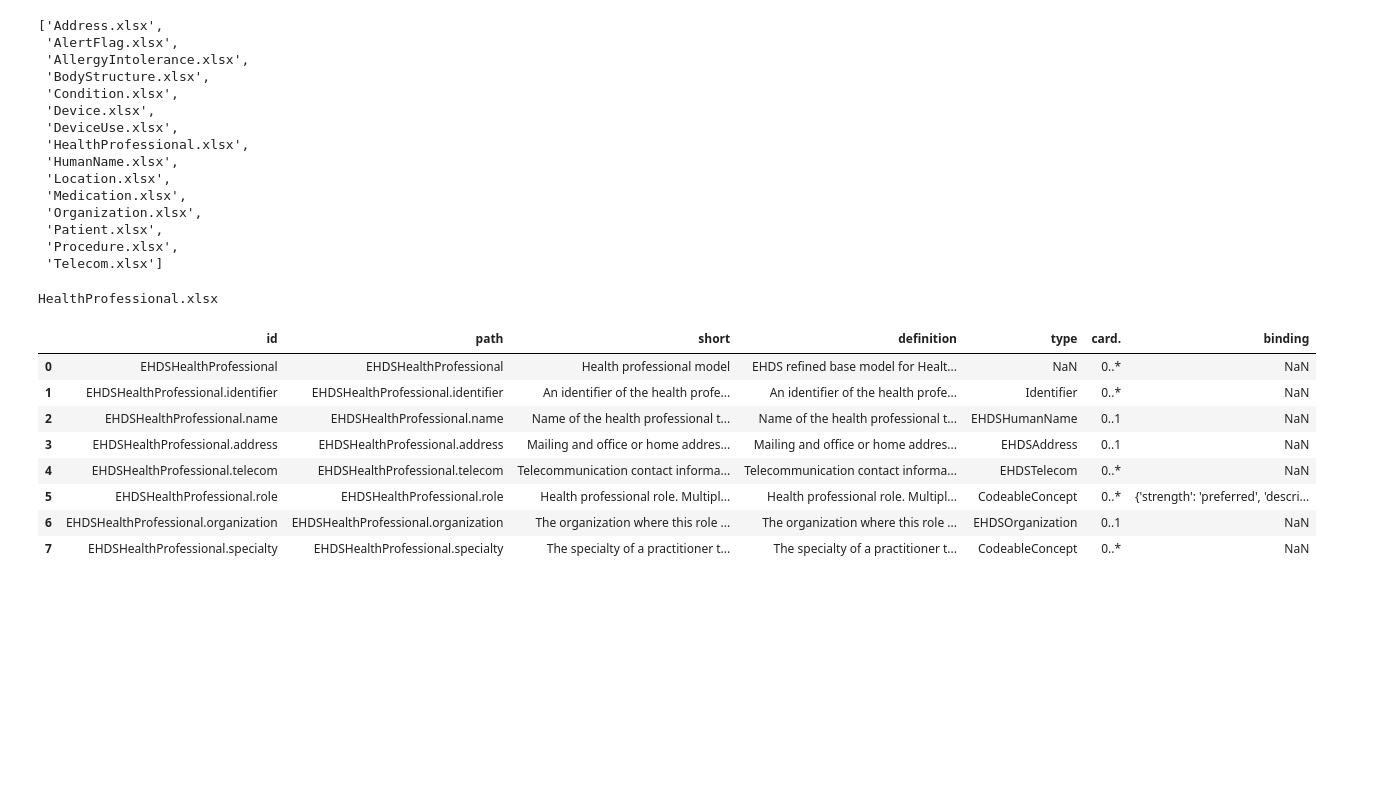
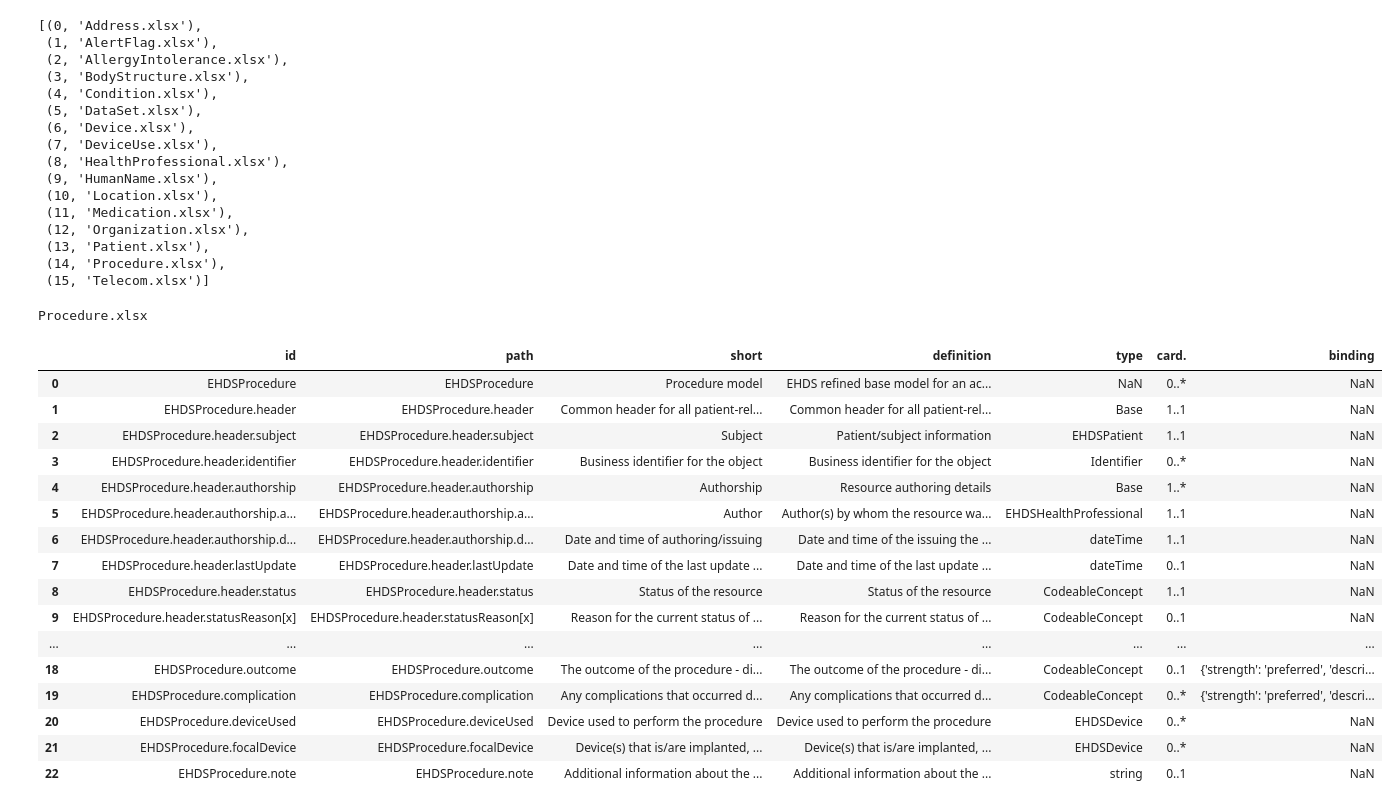
Before and after one commit to Nictiz/eu-nl-compared, a Jupyter notebook: mapping.ipynb, the cells around one changed output. Saved outputs shown, nothing was run; the diff lists cells and outputs as text; code cells hidden in the pictures; blank space fills up the shorter version.

```diff
--- a/mapping.ipynb
+++ b/mapping.ipynb
@@ -40,47 +45,56 @@ Nl.zorg.HealthProfessional-v4.0(2024EN).xlsx
 xlmbase = 'xtehr'
 xlmspath = os.path.join(xlmbase, 'mappable')
 xlms = os.listdir(xlmspath)
-xlms
+[(i, xlm) for i, xlm in enumerate(xlms)]
 # %% [output]
-['Address.xlsx',
- 'AlertFlag.xlsx',
- 'AllergyIntolerance.xlsx',
- 'BodyStructure.xlsx',
- 'Condition.xlsx',
- 'Device.xlsx',
- 'DeviceUse.xlsx',
- 'HealthProfessional.xlsx',
- 'HumanName.xlsx',
- 'Location.xlsx',
- 'Medication.xlsx',
- 'Organization.xlsx',
- 'Patient.xlsx',
- 'Procedure.xlsx',
- 'Telecom.xlsx']
+[(0, 'Address.xlsx'),
+ (1, 'AlertFlag.xlsx'),
+ (2, 'AllergyIntolerance.xlsx'),
+ (3, 'BodyStructure.xlsx'),
+ (4, 'Condition.xlsx'),
+ (5, 'DataSet.xlsx'),
+ (6, 'Device.xlsx'),
+ (7, 'DeviceUse.xlsx'),
+ (8, 'HealthProfessional.xlsx'),
+ (9, 'HumanName.xlsx'),
+ (10, 'Location.xlsx'),
+ (11, 'Medication.xlsx'),
+ (12, 'Organization.xlsx'),
+ (13, 'Patient.xlsx'),
+ (14, 'Procedure.xlsx'),
+ (15, 'Telecom.xlsx')]
 # %%
-xlm = xlms[7]
+xlm = xlms[14]
 print( xlm)
 xlmpath = os.path.join(xlmspath, xlm)
 xlmdf = pd.read_excel(xlmpath)
 xlmdf
 # only for device use and organization
 #xlm = xlms[11]
 #print( xlm)
 #xlmpath = os.path.join(xlmspath, xlm)
 #xlmdf2 = pd.read_excel(xlmpath)
 #xlmdf = pd.concat([xlmdf, xlmdf2], ignore_index=True)
 #xlmdf
 # %% [output]
-HealthProfessional.xlsx
+Procedure.xlsx
 |  | id | path | short | definition | type | card. | binding |
-| 0 | EHDSHealthProfessional | EHDSHealthProfessional | Health professional model | EHDS refined base model for Healt... | NaN | 0..* | NaN |
-| 1 | EHDSHealthProfessional.identifier | EHDSHealthProfessional.identifier | An identifier of the health profe... | An identifier of the health profe... | Identifier | 0..* | NaN |
-| 2 | EHDSHealthProfessional.name | EHDSHealthProfessional.name | Name of the health professional t... | Name of the health professional t... | EHDSHumanName | 0..1 | NaN |
-| 3 | EHDSHealthProfessional.address | EHDSHealthProfessional.address | Mailing and office or home addres... | Mailing and office or home addres... | EHDSAddress | 0..1 | NaN |
-| 4 | EHDSHealthProfessional.telecom | EHDSHealthProfessional.telecom | Telecommunication contact informa... | Telecommunication contact informa... | EHDSTelecom | 0..* | NaN |
-| 5 | EHDSHealthProfessional.role | EHDSHealthProfessional.role | Health professional role. Multipl... | Health professional role. Multipl... | CodeableConcept | 0..* | {'strength': 'preferred', 'descri... |
-| 6 | EHDSHealthProfessional.organization | EHDSHealthProfessional.organization | The organization where this role ... | The organization where this role ... | EHDSOrganization | 0..1 | NaN |
-| 7 | EHDSHealthProfessional.specialty | EHDSHealthProfessional.specialty | The specialty of a practitioner t... | The specialty of a practitioner t... | CodeableConcept | 0..* | NaN |
+| 0 | EHDSProcedure | EHDSProcedure | Procedure model | EHDS refined base model for an ac... | NaN | 0..* | NaN |
+| 1 | EHDSProcedure.header | EHDSProcedure.header | Common header for all patient-rel... | Common header for all patient-rel... | Base | 1..1 | NaN |
+| 2 | EHDSProcedure.header.subject | EHDSProcedure.header.subject | Subject | Patient/subject information | EHDSPatient | 1..1 | NaN |
+| 3 | EHDSProcedure.header.identifier | EHDSProcedure.header.identifier | Business identifier for the object | Business identifier for the object | Identifier | 0..* | NaN |
+| 4 | EHDSProcedure.header.authorship | EHDSProcedure.header.authorship | Authorship | Resource authoring details | Base | 1..* | NaN |
+| 5 | EHDSProcedure.header.authorship.a... | EHDSProcedure.header.authorship.a... | Author | Author(s) by whom the resource wa... | EHDSHealthProfessional | 1..1 | NaN |
+| 6 | EHDSProcedure.header.authorship.d... | EHDSProcedure.header.authorship.d... | Date and time of authoring/issuing | Date and time of the issuing the ... | dateTime | 1..1 | NaN |
+| 7 | EHDSProcedure.header.lastUpdate | EHDSProcedure.header.lastUpdate | Date and time of the last update ... | Date and time of the last update ... | dateTime | 0..1 | NaN |
+| 8 | EHDSProcedure.header.status | EHDSProcedure.header.status | Status of the resource | Status of the resource | CodeableConcept | 1..1 | NaN |
+| 9 | EHDSProcedure.header.statusReason[x] | EHDSProcedure.header.statusReason[x] | Reason for the current status of ... | Reason for the current status of ... | CodeableConcept | 0..1 | NaN |
+| ... | ... | ... | ... | ... | ... | ... | ... |
+| 18 | EHDSProcedure.outcome | EHDSProcedure.outcome | The outcome of the procedure - di... | The outcome of the procedure - di... | CodeableConcept | 0..1 | {'strength': 'preferred', 'descri... |
+| 19 | EHDSProcedure.complication | EHDSProcedure.complication | Any complications that occurred d... | Any complications that occurred d... | CodeableConcept | 0..* | {'strength': 'preferred', 'descri... |
+| 20 | EHDSProcedure.deviceUsed | EHDSProcedure.deviceUsed | Device used to perform the procedure | Device used to perform the procedure | EHDSDevice | 0..* | NaN |
+| 21 | EHDSProcedure.focalDevice | EHDSProcedure.focalDevice | Device(s) that is/are implanted, ... | Device(s) that is/are implanted, ... | EHDSDevice | 0..* | NaN |
+| 22 | EHDSProcedure.note | EHDSProcedure.note | Additional information about the ... | Additional information about the ... | string | 0..1 | NaN |
 # %%
 mapbase = 'maps'
 maps = os.listdir(mapbase)
```
Also changed, not shown: parts of 7 cells of this notebook, 8 other files.
